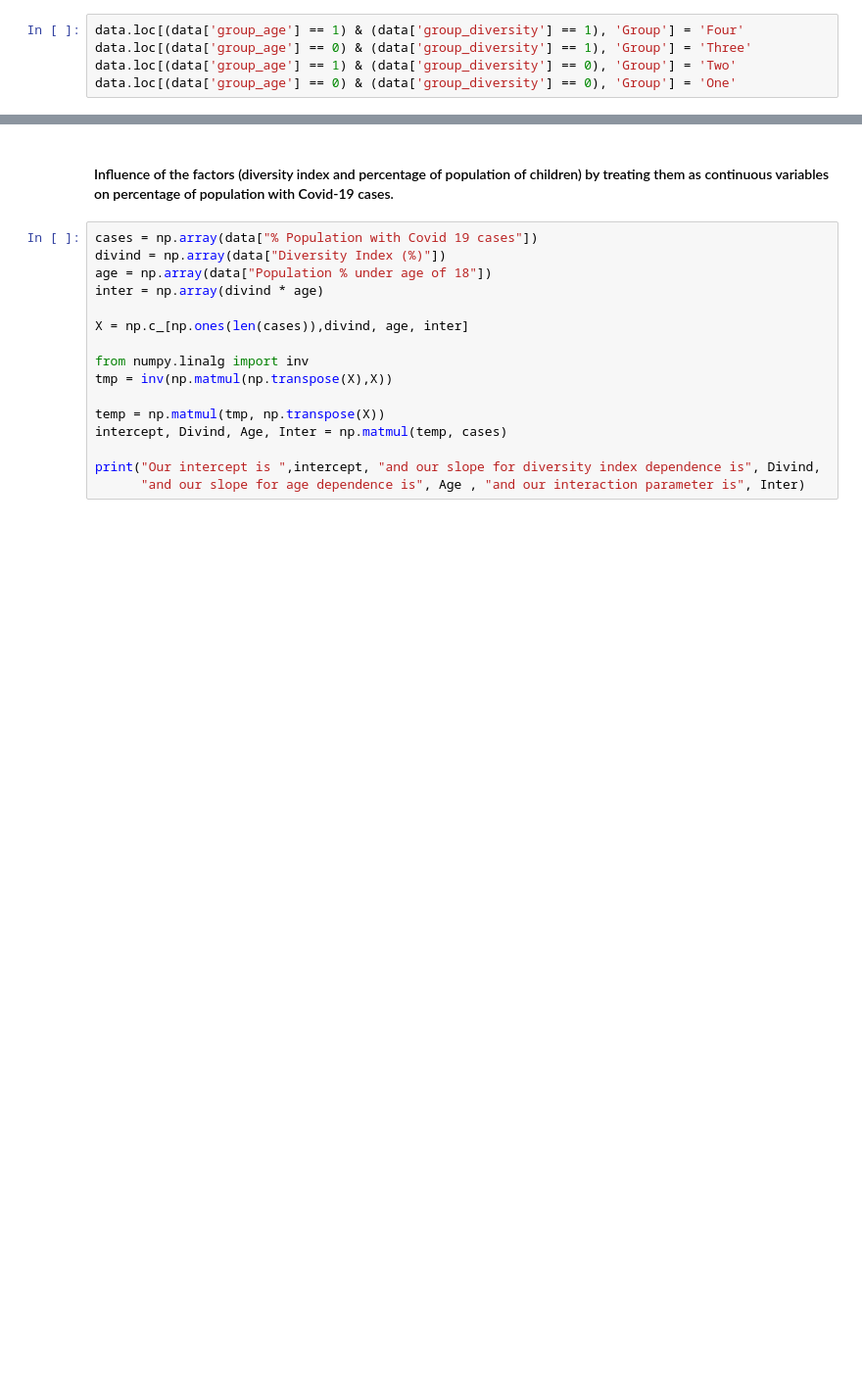
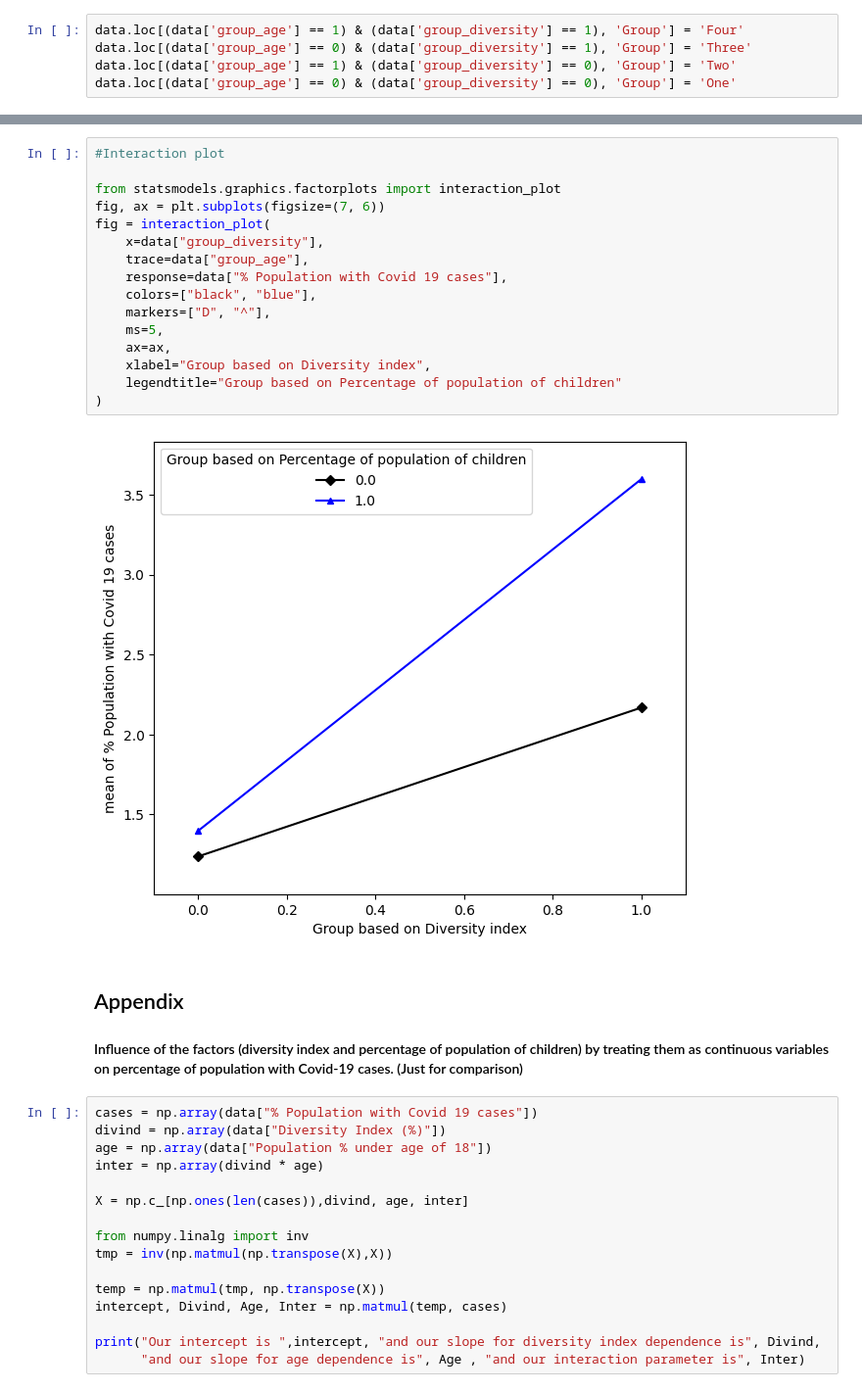
Before and after one commit to sht150/CHE-Math-Project-updated, a Jupyter notebook: Project 1.ipynb, the cells around one changed output, grey strips where cells are left out. Shown: that part at 98% size. Drawn from its saved outputs; the diff is of its cells as text; blank space fills up the shorter version.

```diff
--- a/Project 1.ipynb
+++ b/Project 1.ipynb
@@ -231,5 +345,25 @@ Also, comparing the influence of the factors (diversity index and percentage of
+# %%
+#Interaction plot
+
+from statsmodels.graphics.factorplots import interaction_plot
+fig, ax = plt.subplots(figsize=(7, 6))
+fig = interaction_plot(
+    x=data["group_diversity"],
+    trace=data["group_age"],
+    response=data["% Population with Covid 19 cases"],
+    colors=["black", "blue"],
+    markers=["D", "^"],
+    ms=5,
+    ax=ax,
+    xlabel="Group based on Diversity index",
+    legendtitle="Group based on Percentage of population of children"
+)
+# %% [output]
+[figure, added]
 # %% [markdown]
-####  Influence of the factors (diversity index and percentage of population of children) by treating them as  continuous variables on percentage of population with Covid-19 cases.
+## Appendix
+
+####  Influence of the factors (diversity index and percentage of population of children) by treating them as  continuous variables on percentage of population with Covid-19 cases. (Just for comparison)
 # %%
 cases = np.array(data["% Population with Covid 19 cases"])
 divind = np.array(data["Diversity Index (%)"])
```
Also changed, not shown: parts of 35 cells of this notebook, 1 other file.
